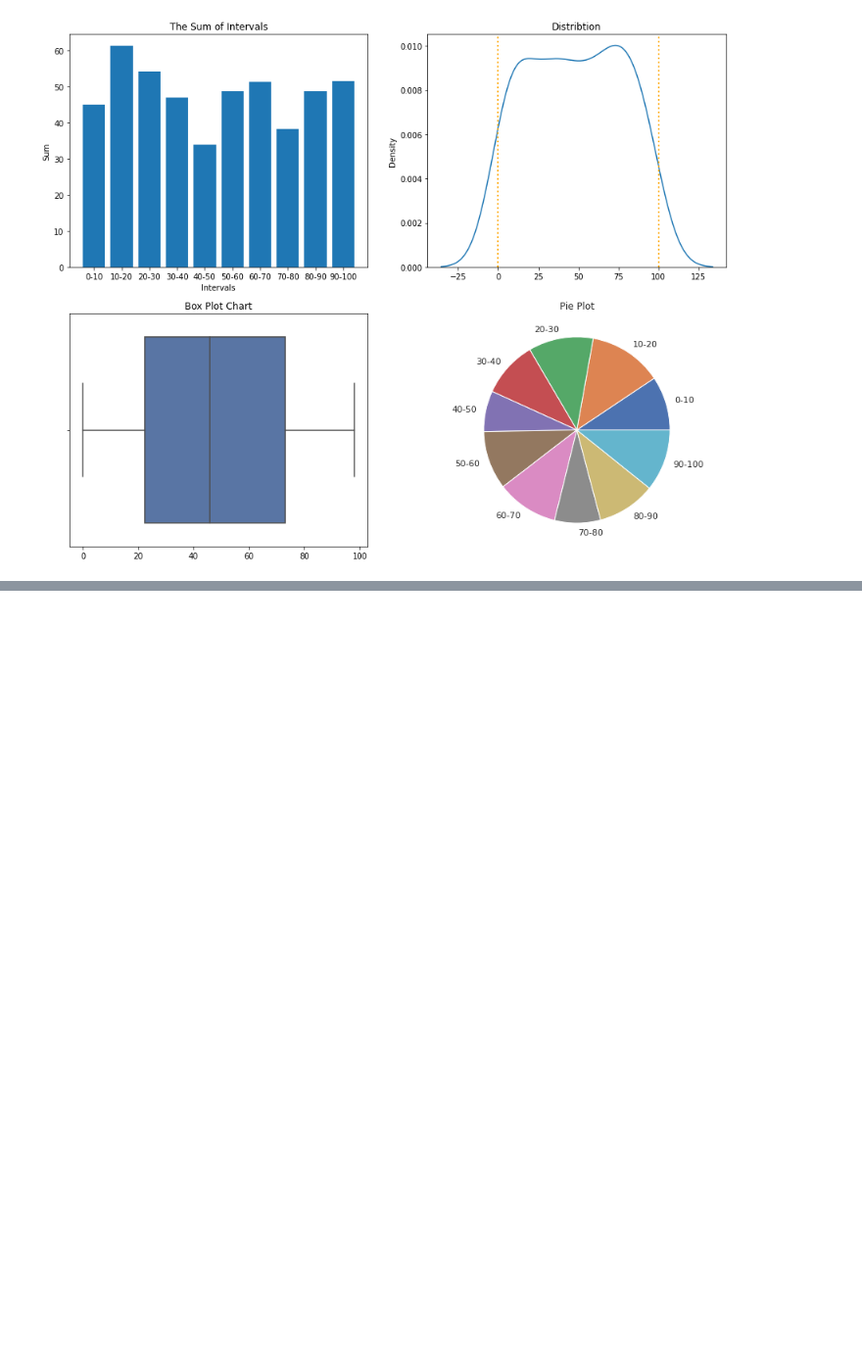
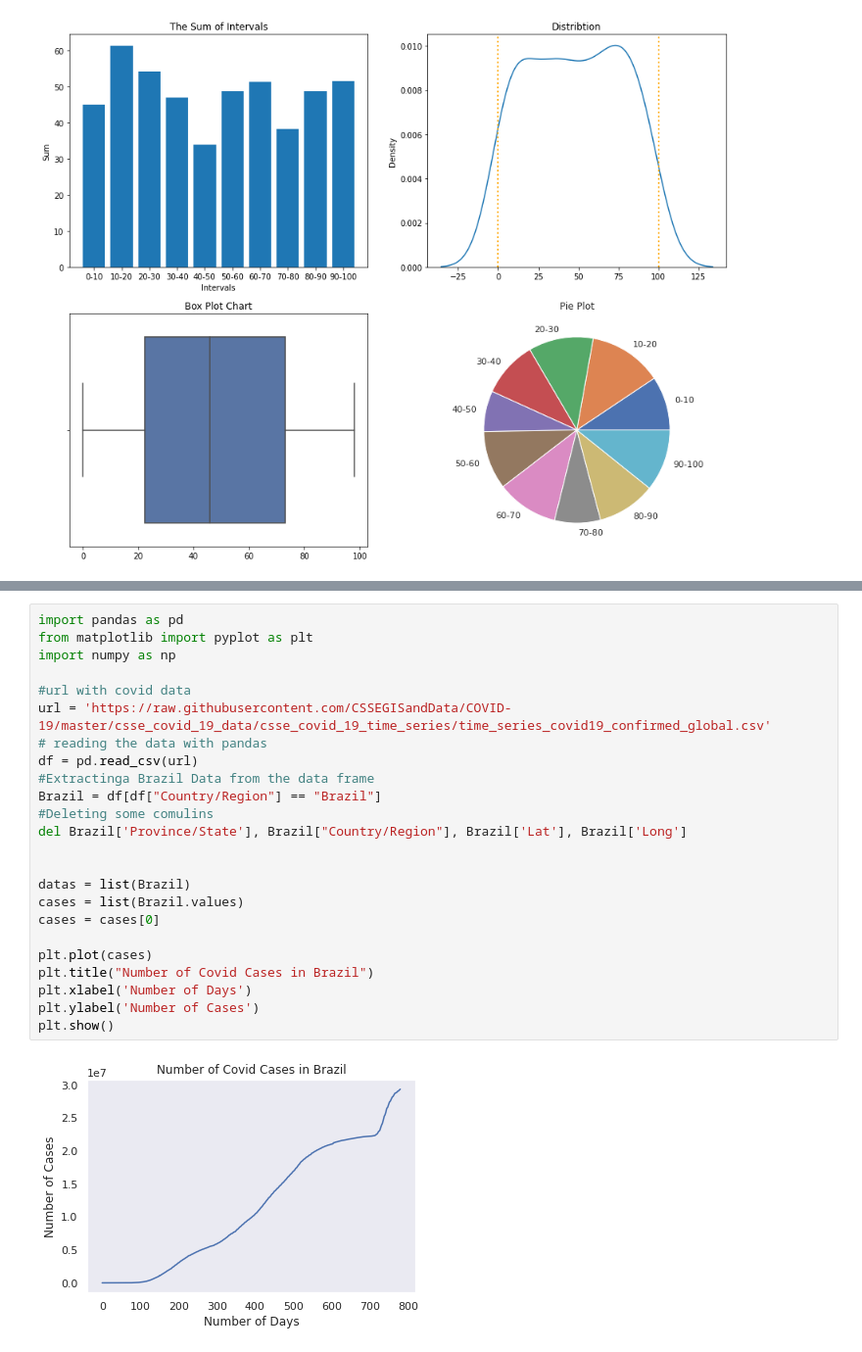
Before and after one commit to barauna-lo/Computational_Statistics, a Jupyter notebook: CAP_417_3_HandsOn_01.ipynb, the cells around one changed output, grey strips where cells are left out. Shown at 98% size. Cells and saved outputs as stored; diff of their text form; blank space fills up the shorter version.

```diff
--- a/CAP_417_3_HandsOn_01.ipynb
+++ b/CAP_417_3_HandsOn_01.ipynb
@@ -345,0 +378,26 @@ plt.show()
+# %%
+import pandas as pd
+from matplotlib import pyplot as plt
+import numpy as np
+
+#url with covid data
+url = 'https://raw.githubusercontent.com/CSSEGISandData/COVID-19/master/csse_covid_19_data/csse_covid_19_time_series/time_series_covid19_confirmed_global.csv'
+# reading the data with pandas
+df = pd.read_csv(url)
+#Extractinga Brazil Data from the data frame
+Brazil = df[df["Country/Region"] == "Brazil"]
+#Deleting some comulins
+del Brazil['Province/State'], Brazil["Country/Region"], Brazil['Lat'], Brazil['Long']
+
+
+datas = list(Brazil)
+cases = list(Brazil.values)
+cases = cases[0]
+
+plt.plot(cases)
+plt.title("Number of Covid Cases in Brazil")
+plt.xlabel('Number of Days')
+plt.ylabel('Number of Cases')
+plt.show()
+# %% [output]
+[figure, added]
```
Also changed, not shown: parts of 15 cells of this notebook.
